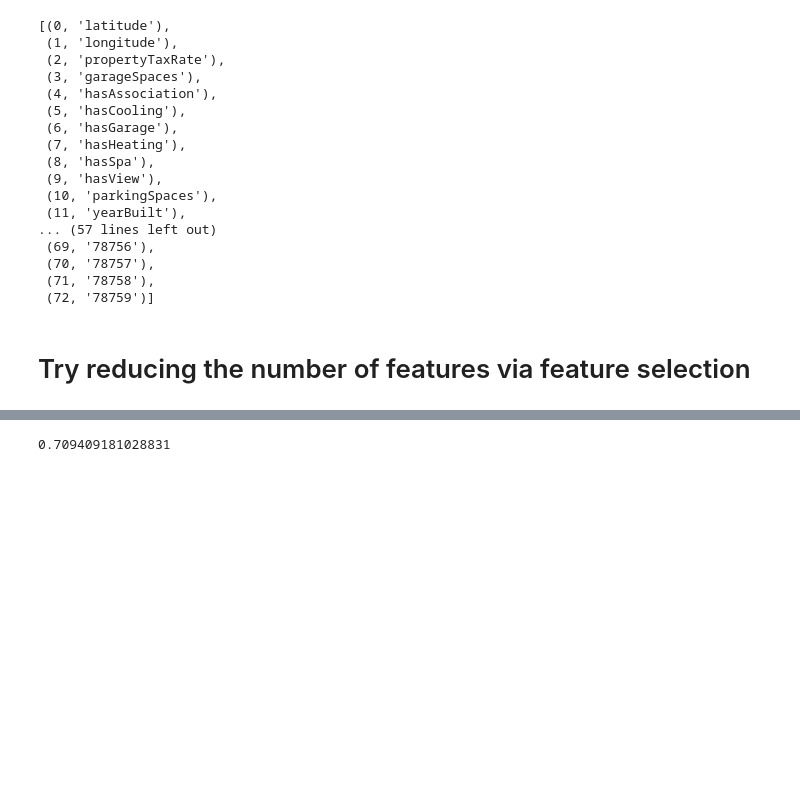
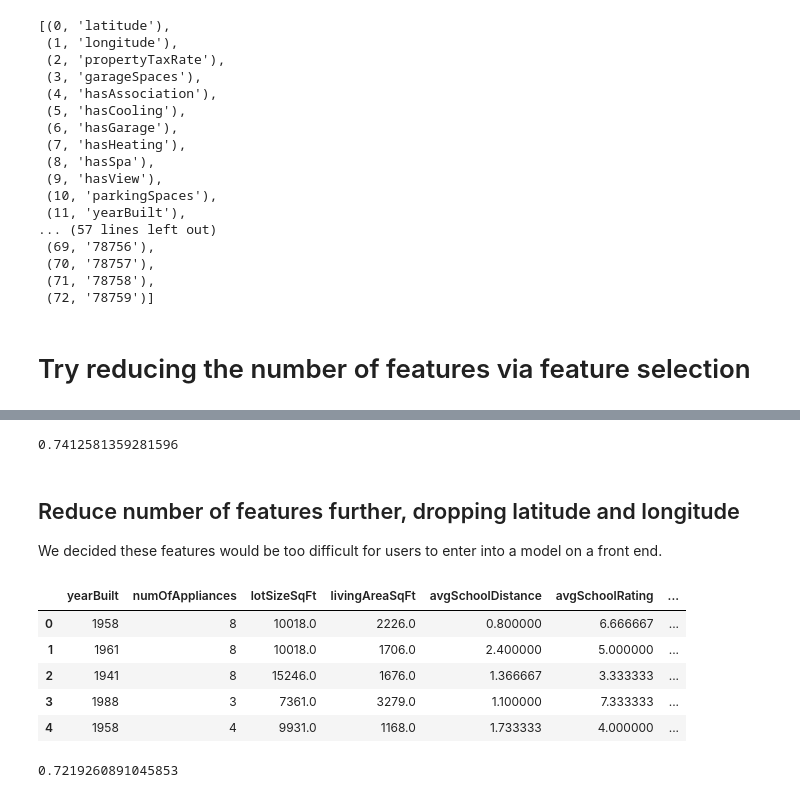
Before and after one commit to raneymjohnGit/Austin_TX_House_Listings, a Jupyter notebook: Jayan/Analysis/Machine_Learning_Models_with_Cleaned_Data,_Feature_Selection,_Grid_Search.ipynb, the cells around one changed output, grey strips where cells are left out. Drawn from its saved outputs; the diff is of its cells as text; code cells hidden in the pictures; blank space fills up the shorter version.

```diff
--- a/Jayan/Analysis/Machine_Learning_Models_with_Cleaned_Data,_Feature_Selection,_Grid_Search.ipynb
+++ b/Jayan/Analysis/Machine_Learning_Models_with_Cleaned_Data,_Feature_Selection,_Grid_Search.ipynb
@@ -405,8 +408,34 @@ y = df_encode_2['dec_2019_price']
 
 X_train, X_test, y_train, y_test = train_test_split(X, y, test_size=0.3, random_state=100)
 # %%
-clf = RandomForestRegressor(n_estimators=300)
-clf.fit(X_train, y_train)
-clf.score(X_test,y_test)
+rf = RandomForestRegressor(n_estimators=300)
+rf.fit(X_train, y_train)
+rf.score(X_test,y_test)
 # %% [output]
-0.709409181028831
+0.7412581359281596
+# %% [markdown]
+## Reduce number of features further, dropping latitude and longitude
+We decided these features would be too difficult for users to enter into a model on a front end.
+# %%
+df_encode_3 = df.copy(deep=True)
+# %%
+df_encode_3 = df_encode_3[['zipcode', 'yearBuilt', 'numOfAppliances', 'lotSizeSqFt',
+       'livingAreaSqFt', 'avgSchoolDistance', 'avgSchoolRating', 'avgSchoolSize', 'dec_2019_price']]
+# %%
+# Hot Encode Zip Code
+
+from sklearn.preprocessing import OneHotEncoder
+one_hot = OneHotEncoder()
+encoded = one_hot.fit_transform(df_encode_3[['zipcode']])
+df_encode_3[one_hot.categories_[0]] = encoded.toarray()
+# %%
+# drop zipcode string column, check dataframe for hot encoding
+df_encode_3 = df_encode_3.drop(columns='zipcode')
+df_encode_3.head()
+# %% [output]
+|  | yearBuilt | numOfAppliances | lotSizeSqFt | livingAreaSqFt | avgSchoolDistance | avgSchoolRating | ... |
+| 0 | 1958 | 8 | 10018.0 | 2226.0 | 0.800000 | 6.666667 | ... |
+| 1 | 1961 | 8 | 10018.0 | 1706.0 | 2.400000 | 5.000000 | ... |
+| 2 | 1941 | 8 | 15246.0 | 1676.0 | 1.366667 | 3.333333 | ... |
+| 3 | 1988 | 3 | 7361.0 | 3279.0 | 1.100000 | 7.333333 | ... |
+| 4 | 1958 | 4 | 9931.0 | 1168.0 | 1.733333 | 4.000000 | ... |
@@ -412,0 +454,6 @@ clf.score(X_test,y_test)
+# %%
+rf = RandomForestRegressor(n_estimators=300)
+rf.fit(X_train, y_train)
+rf.score(X_test,y_test)
+# %% [output]
+0.7219260891045853
```
Also changed, not shown: parts of 27 cells of this notebook.
